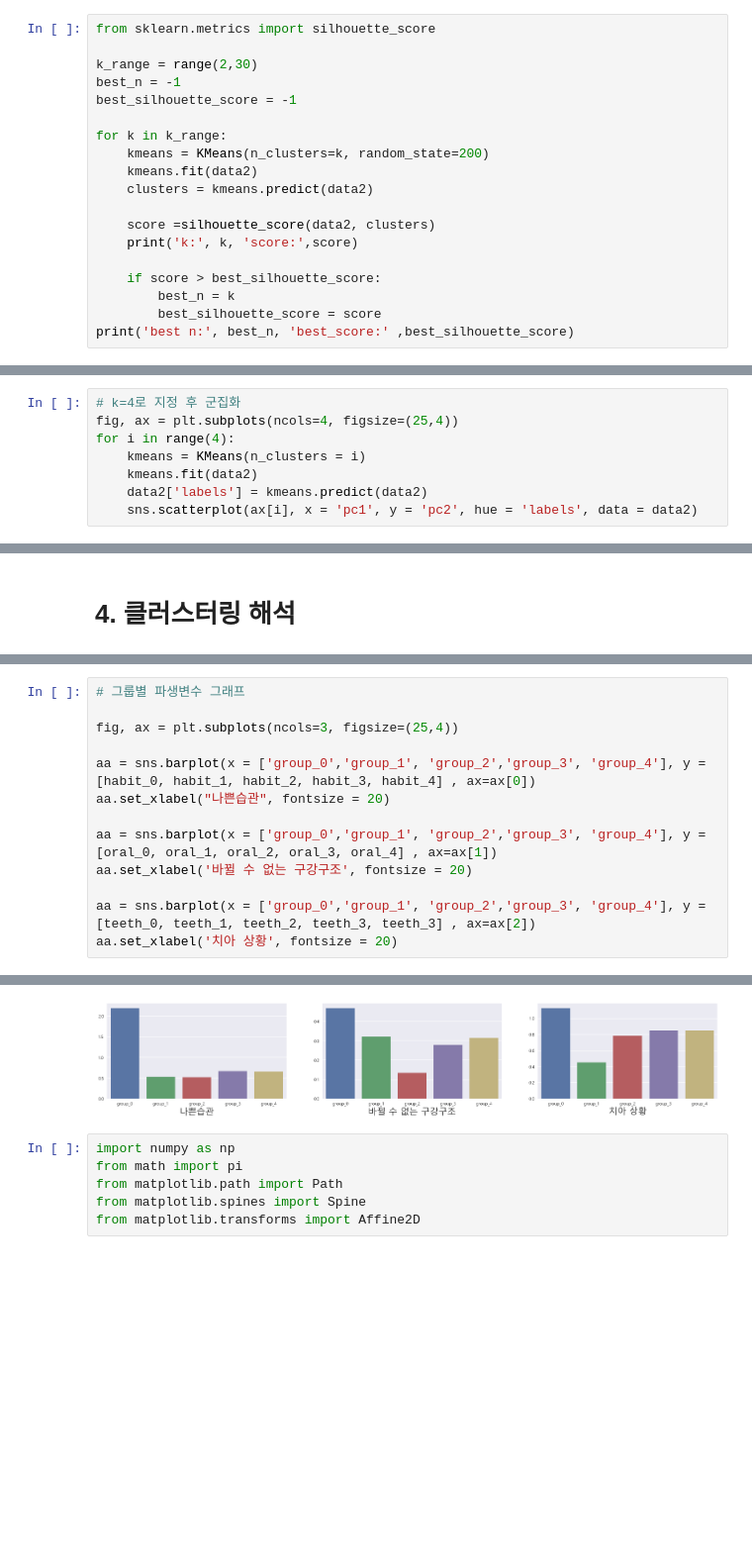
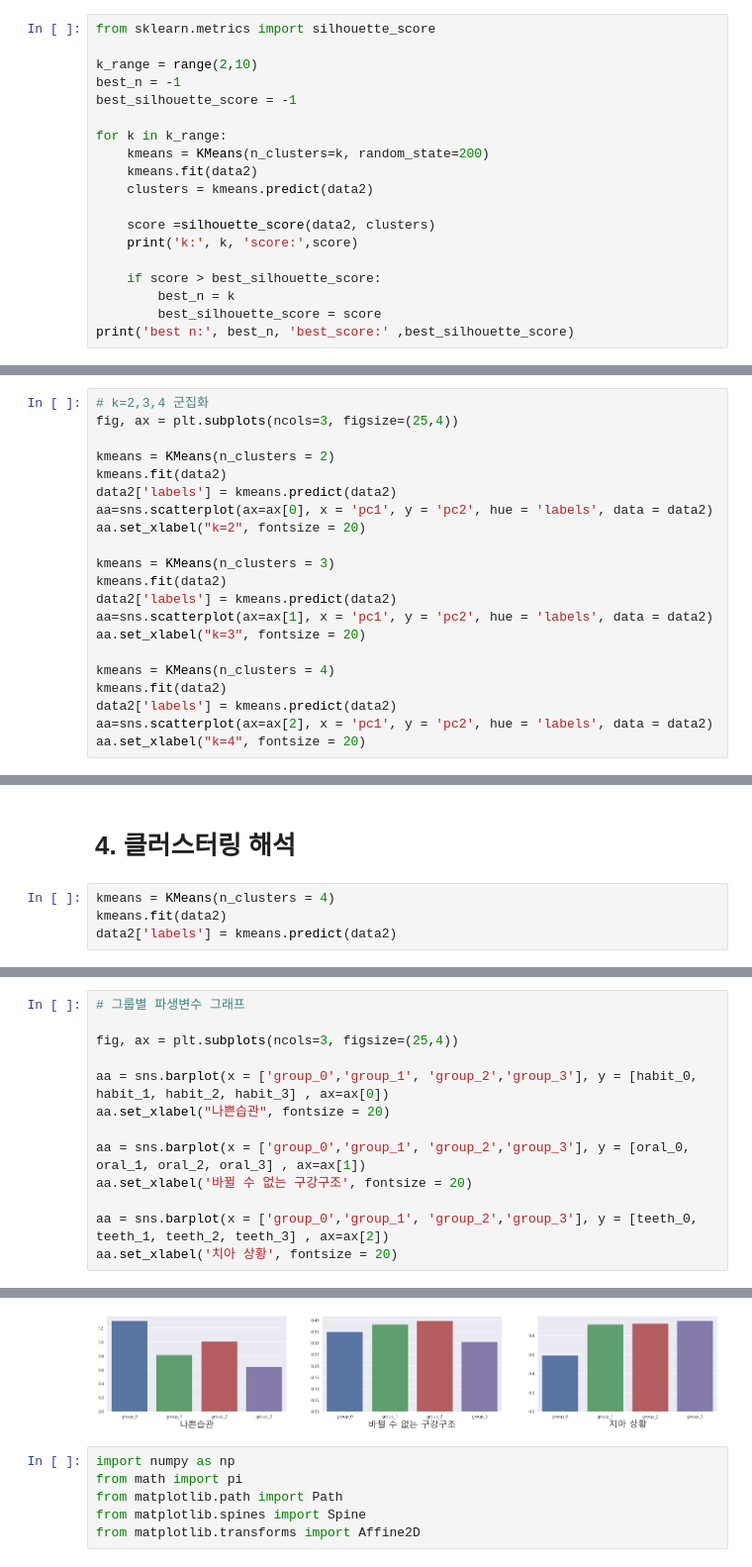
Before and after one commit to K-Final-Project/MZ-trend, a Jupyter notebook: KMEANS2.ipynb, the cells around one changed output, grey strips where cells are left out. Shown: that part at 99% size. Drawn from its saved outputs; the diff is of its cells as text; blank space fills up the shorter version.

```diff
--- a/KMEANS2.ipynb
+++ b/KMEANS2.ipynb
@@ -150,7 +151,7 @@ k는 2,3,4가 적당해 보임.
 # %%
 from sklearn.metrics import silhouette_score
 
-k_range = range(2,30)
+k_range = range(2,10)
 best_n = -1
 best_silhouette_score = -1
 
@@ -189,10 +182,2 @@ best k는 3이다.
 # %% [markdown]
 # 3. Kmeans Clustering
-# %%
-# k=4로 지정 후 군집화
-fig, ax = plt.subplots(ncols=4, figsize=(25,4))
-for i in range(4):
-    kmeans = KMeans(n_clusters = i)
-    kmeans.fit(data2)
-    data2['labels'] = kmeans.predict(data2)
-    sns.scatterplot(ax[i], x = 'pc1', y = 'pc2', hue = 'labels', data = data2)
@@ -201,0 +184,21 @@ OverflowError: cannot convert float infinity to integer
+# %%
+# k=2,3,4 군집화
+fig, ax = plt.subplots(ncols=3, figsize=(25,4))
+
+kmeans = KMeans(n_clusters = 2)
+kmeans.fit(data2)
+data2['labels'] = kmeans.predict(data2)
+aa=sns.scatterplot(ax=ax[0], x = 'pc1', y = 'pc2', hue = 'labels', data = data2)
+aa.set_xlabel("k=2", fontsize = 20)
+
+kmeans = KMeans(n_clusters = 3)
+kmeans.fit(data2)
+data2['labels'] = kmeans.predict(data2)
+aa=sns.scatterplot(ax=ax[1], x = 'pc1', y = 'pc2', hue = 'labels', data = data2)
+aa.set_xlabel("k=3", fontsize = 20)
+
+kmeans = KMeans(n_clusters = 4)
+kmeans.fit(data2)
+data2['labels'] = kmeans.predict(data2)
+aa=sns.scatterplot(ax=ax[2], x = 'pc1', y = 'pc2', hue = 'labels', data = data2)
+aa.set_xlabel("k=4", fontsize = 20)
@@ -202,5 +208,9 @@ OverflowError: cannot convert float infinity to integer
 # %% [markdown]
 # 4. 클러스터링 해석
+# %%
+kmeans = KMeans(n_clusters = 4)
+kmeans.fit(data2)
+data2['labels'] = kmeans.predict(data2)
 # %%
 # 맨 처음 떼어 두었던 medv 컬럼을 추가합니다.
 data2['나쁜습관'] = a
@@ -238,19 +245,19 @@ teeth_4 = data2[data2['labels']==4]['치아 상황'].mean()
 # %%
 # 그룹별 파생변수 그래프
 
 fig, ax = plt.subplots(ncols=3, figsize=(25,4))
 
-aa = sns.barplot(x = ['group_0','group_1', 'group_2','group_3', 'group_4'], y = [habit_0, habit_1, habit_2, habit_3, habit_4] , ax=ax[0])
+aa = sns.barplot(x = ['group_0','group_1', 'group_2','group_3'], y = [habit_0, habit_1, habit_2, habit_3] , ax=ax[0])
 aa.set_xlabel("나쁜습관", fontsize = 20)
 
-aa = sns.barplot(x = ['group_0','group_1', 'group_2','group_3', 'group_4'], y = [oral_0, oral_1, oral_2, oral_3, oral_4] , ax=ax[1])
+aa = sns.barplot(x = ['group_0','group_1', 'group_2','group_3'], y = [oral_0, oral_1, oral_2, oral_3] , ax=ax[1])
 aa.set_xlabel('바뀔 수 없는 구강구조', fontsize = 20)
 
-aa = sns.barplot(x = ['group_0','group_1', 'group_2','group_3', 'group_4'], y = [teeth_0, teeth_1, teeth_2, teeth_3, teeth_3] , ax=ax[2])
+aa = sns.barplot(x = ['group_0','group_1', 'group_2','group_3'], y = [teeth_0, teeth_1, teeth_2, teeth_3] , ax=ax[2])
 aa.set_xlabel('치아 상황', fontsize = 20)
 # %% [output]
 Text(0.5, 0, '치아 상황')
-[figure, old version]
+[figure, new version]
 # %%
 import numpy as np
 from math import pi
```
Also changed, not shown: parts of 17 cells of this notebook, 4 other files.
